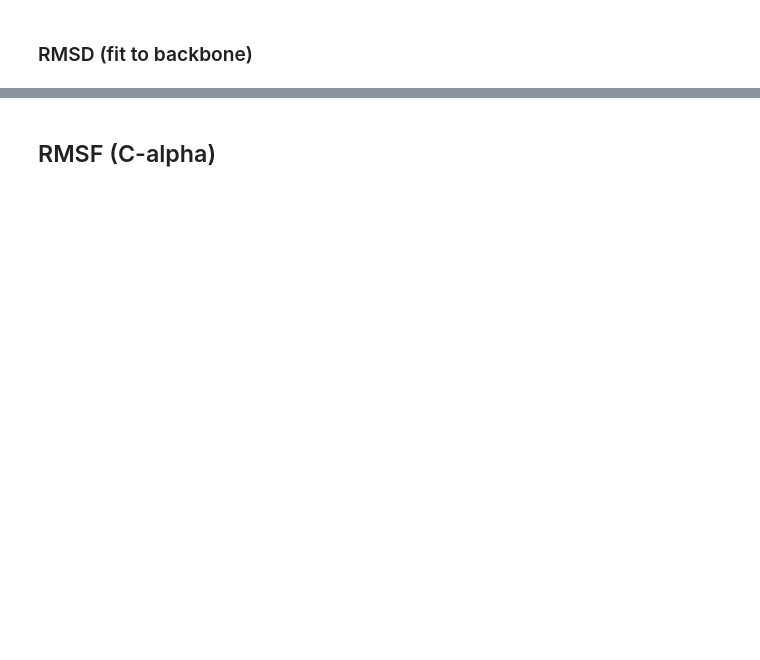
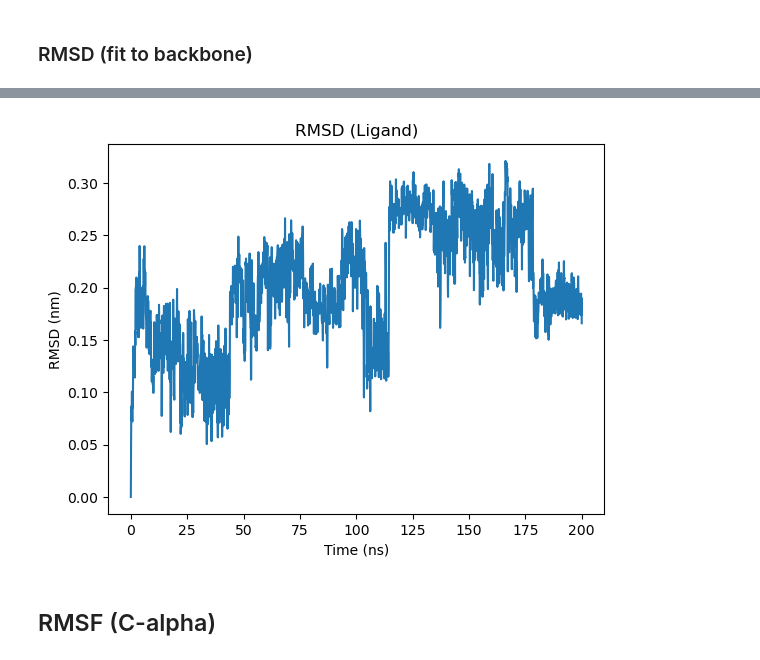
Before and after one commit to jpbs98/Vina-Docking-Script, a Jupyter notebook: gmx_analysis.ipynb, the cells around one changed output, grey strips where cells are left out. Saved outputs shown, nothing was run; the diff lists cells and outputs as text; code cells hidden in the pictures; blank space fills up the shorter version.

```diff
--- a/gmx_analysis.ipynb
+++ b/gmx_analysis.ipynb
@@ -74,10 +230,12 @@ plt.show()
 # %%
-rmsd_lig = pd.read_csv("rmsd_lig.xvg", sep="\s+", header=None, names=["time", "rmsd"])
-plt.plot(rmsd_lig["time"].values, rmsd_lig["rmsd"].values)
+rmsd_lig_noTermLoops = pd.read_csv("rmsd_lig.xvg", sep="\s+", header=None, names=["time", "rmsd"])
+plt.plot(rmsd_lig_noTermLoops["time"].values, rmsd_lig_noTermLoops["rmsd"].values)
 plt.xlabel("Time (ns)")
 plt.ylabel("RMSD (nm)")
 plt.title("RMSD (Ligand)")
 plt.show()
+# %% [output]
+[figure, added]
 # %% [markdown]
 ## RMSF (C-alpha)
 # %%
```
Also changed, not shown: parts of 35 cells of this notebook.
